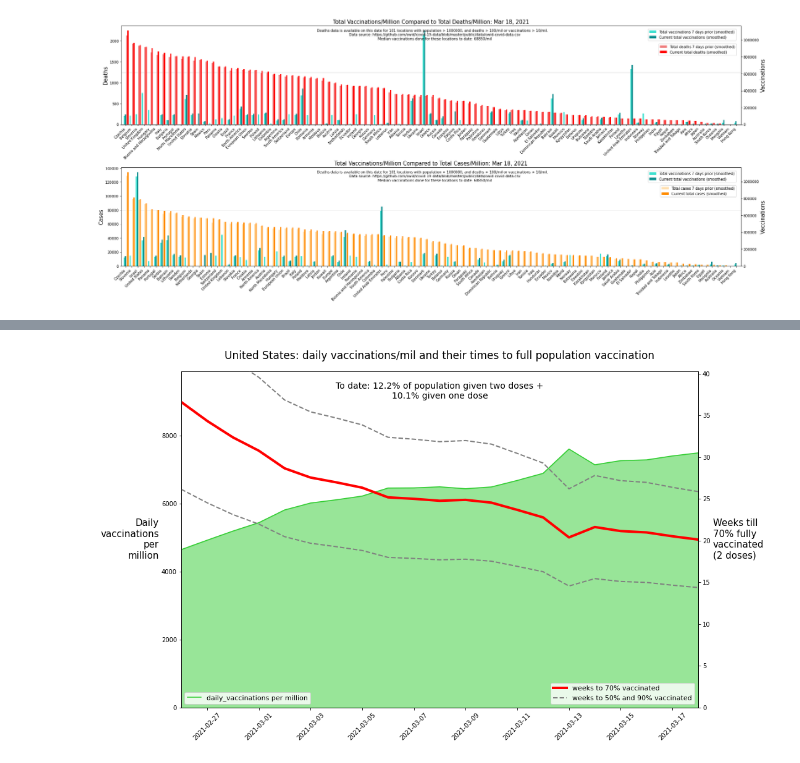
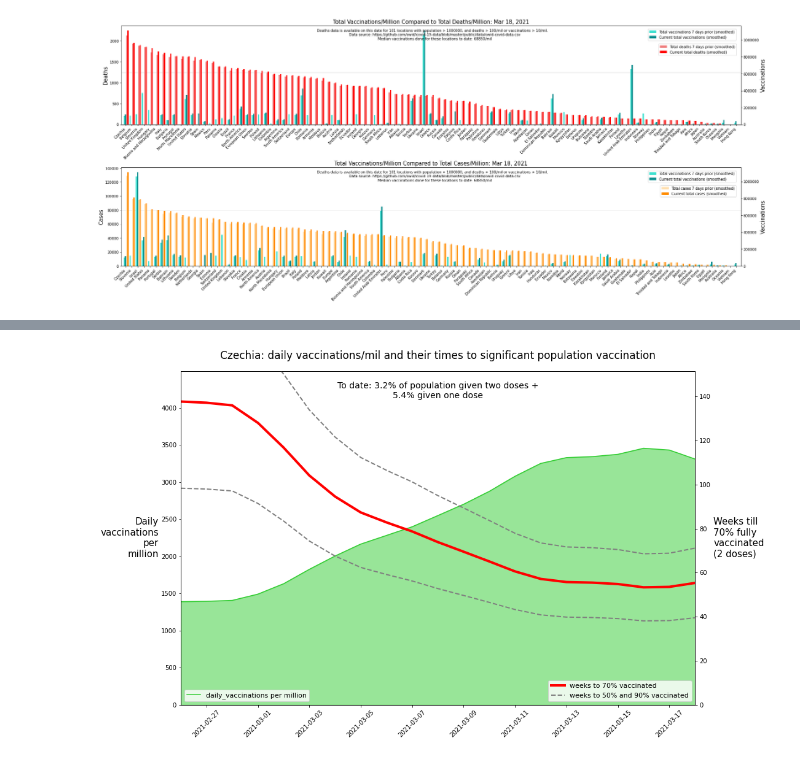
Before and after one commit to babsyco/C19_cases_deaths_vaccinations, a Jupyter notebook: vaccine_rollout1.ipynb, the cells around one changed output, grey strips where cells are left out. Cells and saved outputs as stored; diff of their text form; code cells hidden in the pictures.

```diff
--- a/vaccine_rollout1.ipynb
+++ b/vaccine_rollout1.ipynb
@@ -277,7 +277,7 @@ if save_files:
 # WEEKS TO FULL VACCINATION #
 #############################
 
-location = 'United States'
+location = 'Czechia'
 HI_threshold = 0.7
 # select relevant columns for location
 location_daily_vaxPerMil_df = OWID_preProcessed_data_df.loc[location, ['new_vaccinations_smoothed_per_million', 'date', 'total_vaccinations_per_million',
@@ -309,40 +309,40 @@ percent_double_dose = location_daily_vaxPerMil_df['people_fully_vaccinated_per_m
 
 # plot
 fig, ax1 = plt.subplots(figsize=(15,10))
-ax1.set_title('%s: daily vaccinations/mil and their times to full population vaccination' % location, fontsize=17, pad=20)
+ax1.set_title('%s: daily vaccinations/mil and their times to significant population vaccination' % location, fontsize=17, pad=20)
 ax2 = ax1.twinx()
 # ax1: daily vaxs
 ax1.set_ylabel("Daily\nvaccinations\nper\nmillion", fontsize=15,rotation='horizontal', ha='right', va='center')
 ax1.fill_between(dates, daily_vaxs, color='limegreen', alpha=0.5, zorder=-1)
 ax1.set_ylim([0, max(daily_vaxs)*1.3])
 ax1.set_xlim([dates[0], dates[-1]])
 ax1.set_xticklabels(ax1.get_xticks(), rotation = 45)
 ax1.plot(dates,daily_vaxs, color='limegreen',zorder=1)
 ax1.legend(['daily_vaccinations per million'], loc='lower left', fontsize=11)
 # ax2: weeks to HI
 ax2.set_ylim([0, max(times_to_HI)*1.1])
 ax2.plot(dates, times_to_HI, color='red', linewidth=4)
 ax2.plot(dates, upperInterval_HI_times, color='grey', linewidth=2, linestyle='--')
 ax2.plot(dates, lowerInterval_HI_times, color='grey', linewidth=2, linestyle='--')
 ax2.set_ylabel("Weeks till\n%d%% fully\nvaccinated\n(2 doses)" % int(100*HI_threshold), fontsize=15, rotation='horizontal', ha='left', va='center')
 ax2.legend(['weeks to %d%% vaccinated' % int(HI_threshold*100), 'weeks to %d%% and %d%% vaccinated' % (int((HI_threshold-0.2)*100+1), int((HI_threshold+0.2)*100+1))],
            fontsize=11, loc='lower right')
 if not math.isnan(percent_double_dose):
   ax2.text(dates[int(len(dates)/2)], ax2.get_ylim()[1]*0.97, 'To date: %0.1f%% of population given two doses +\n%0.1f%% given one dose' % (percent_double_dose, percent_single_dose),
          ha='center', va='top', fontsize=14)
 
 
 # save file
 if save_files:
   if not os.path.exists('plots'):
     os.makedirs('plots')
   filename = 'Times_to_HI_%s' % location
   plt.savefig(filename, bbox_inches = 'tight')
   files.download(filename+'.png')
 # %% [output]
 [interactive output not drawn]
 [interactive output not drawn]
-[figure, old version]
+[figure, new version]
 # %%
 #####################
 # DATASET SUMMARIES #
```
